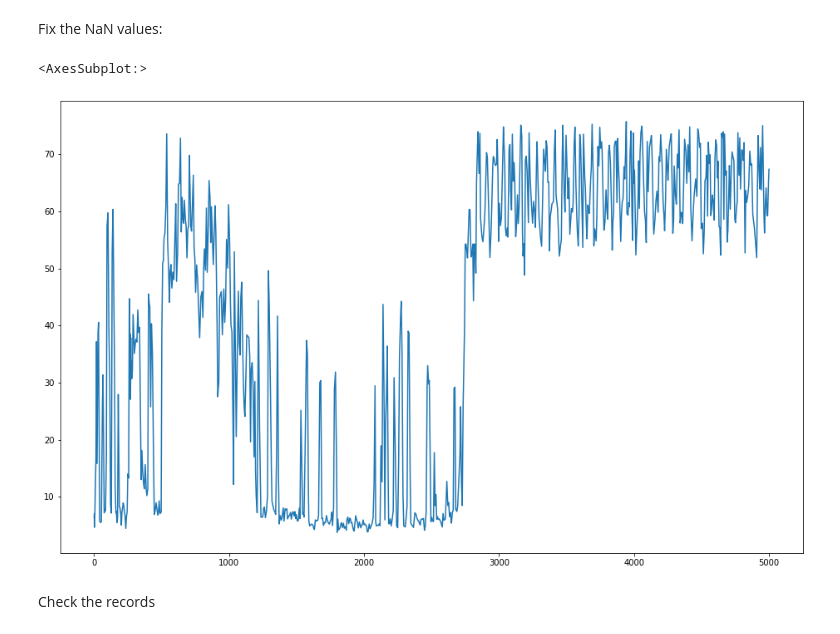
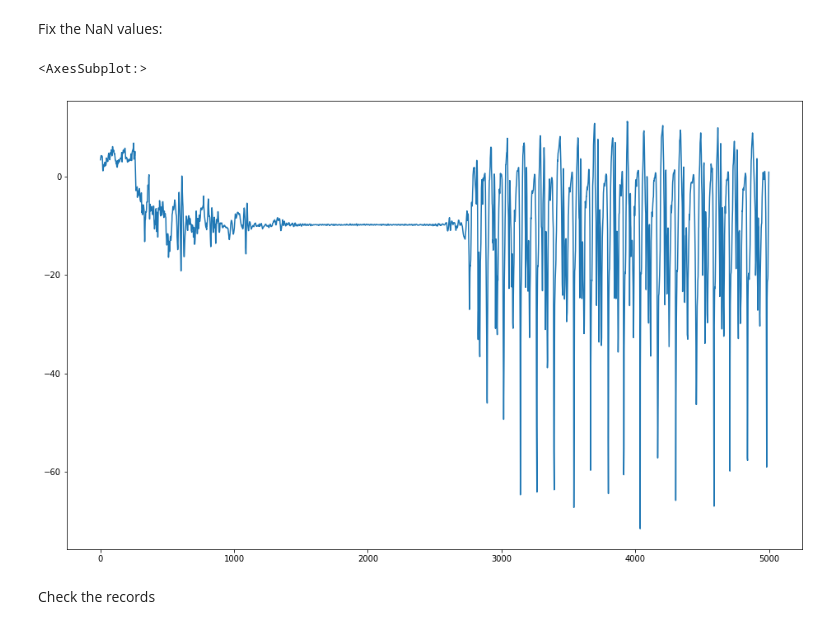
Before and after one commit to martinabetti-97/brutti_lovers-3, a Jupyter notebook: Final_Project/sl_code.ipynb, the cells around one changed output. Cells and saved outputs as stored; diff of their text form; code cells hidden in the pictures.

```diff
--- a/Final_Project/sl_code.ipynb
+++ b/Final_Project/sl_code.ipynb
@@ -327,10 +341,10 @@ def fill_nan(df, method):
     return df
 # %%
 df = fill_nan(df, method='linear')
-# %%
-df['DecibelSource'][0:5000:1].plot(figsize=(16,10))
-# %% [output]
-<AxesSubplot:>
-[figure, removed]
+# %%
+df[df['session'] == 1]['AccY'][:5000:].plot(figsize=(16,10))
+# %% [output]
+<AxesSubplot:>
+[figure, added]
 # %% [markdown]
 Check the records
```
Also changed, not shown: parts of 39 cells of this notebook.
